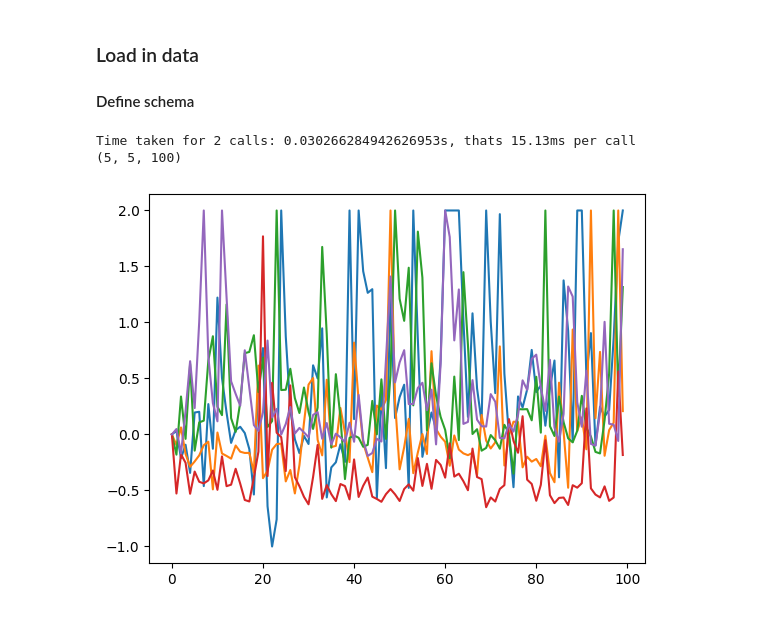
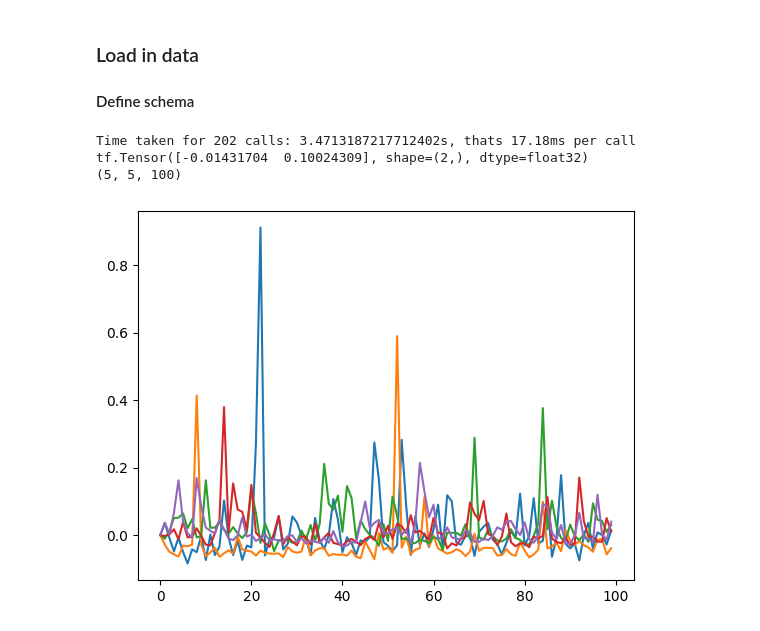
Before and after one commit to AlexShulzycki/levbot, a Jupyter notebook: Training/Window batching.ipynb, the cells around one changed output. Saved outputs shown, nothing was run; the diff lists cells and outputs as text; code cells hidden in the pictures.

```diff
--- a/Training/Window batching.ipynb
+++ b/Training/Window batching.ipynb
@@ -73,16 +67,17 @@ def createLabels(data, lookforward):
     ohlc = lookforward
     ohlc /= ohlc[0,:] # divide by open price
     ohlc -= 1 # zero out
-    ohlc *= 100 # convert to 1/10 percentage
+    ohlc *= 100 # convert to 1/10 percentage, so 1 = 10 percent
+    ohlc = tf.clip_by_value(ohlc,-1,1)
+    high = ohlc[tf.math.argmax(ohlc[:,1]), 1]
+    low = ohlc[tf.math.argmin(ohlc[:,2]), 2]
 
-    high = ohlc[tf.math.argmin(ohlc[:,1]), 1]
-    low = ohlc[tf.math.argmin(ohlc[:,2]), 2]
 
     # same process, compute relative deltas
     processed = []
     latestClose = data[0,3,0] # base timeframe
-    pricemult = 10
-    volmult = 1
+    pricemult = 10 # 1 = 10 percent
+    volmult = 0.1
     for i in range(0, data.shape[0]):
         # lets go timeframe by timeframe
         prices = tf.divide(data[i,0:4,:], latestClose) - 1
@@ -92,7 +87,10 @@ def createLabels(data, lookforward):
         volumes = tf.expand_dims(volumes, 0)
         processed.append(tf.concat([prices, volumes], axis=0))
 
-    datares = tf.clip_by_value(tf.stack(processed, axis=0), clip_value_min=-2, clip_value_max=2)
+    datares = tf.clip_by_value(tf.stack(processed, axis=0), clip_value_min=-1, clip_value_max=1)
+
+    # remove nans
+    datares = tf.keras.ops.nan_to_num(datares)
 
     return tf.expand_dims(datares,0), [low, high]
 # %%
@@ -105,18 +103,22 @@ def printtimeframe(features):
 # %%
 import time
 t0 = None
 for i, data in enumerate(dataset.map(createLabels)):
+    if np.any((tf.math.is_nan(data[0]))):
+        print("NaN in data")
     if i == 0:
         t0 = time.time()
-    if i > 0:
+    if i > 200:
         tdelta = time.time() - t0
         print(f"Time taken for {i+1} calls: {tdelta}s, thats {((tdelta/(i+1))*1000):.2f}ms per call")
+        print(data[1])
         printtimeframe(data[0])
         break
 # %% [output]
-Time taken for 2 calls: 0.030266284942626953s, thats 15.13ms per call
+Time taken for 202 calls: 3.4713187217712402s, thats 17.18ms per call
+tf.Tensor([-0.01431704  0.10024309], shape=(2,), dtype=float32)
 (5, 5, 100)
-[figure, old version]
+[figure, new version]
 # %%
 import keras
 path = "models/modeltest/model.keras"
```
Also changed, not shown: parts of 2 cells of this notebook, 1 other file.
